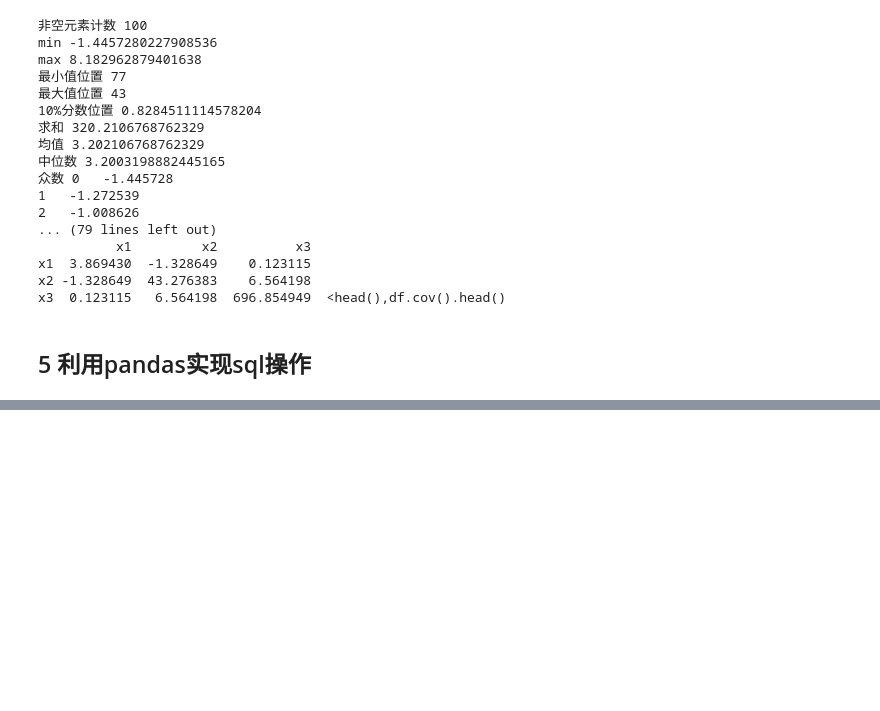
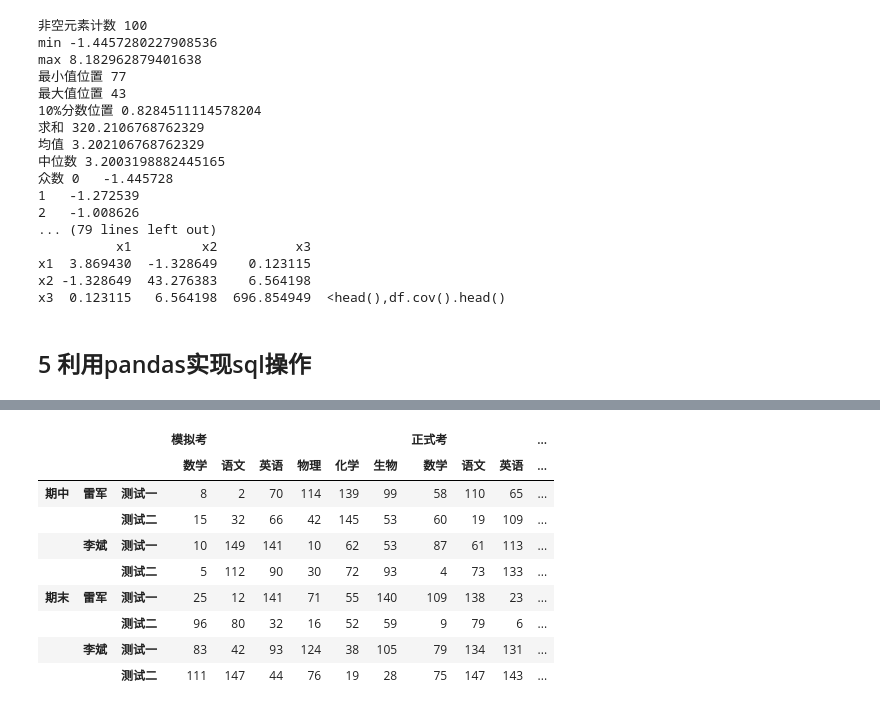
Before and after one commit to thetime50/note-2020-03-18-tianchi, a Jupyter notebook: note-2020-04-27-pandas/note-2020-04-27-pandas.ipynb, the cells around one changed output, grey strips where cells are left out. Saved outputs shown, nothing was run; the diff lists cells and outputs as text; code cells hidden in the pictures; blank space fills up the shorter version.

```diff
--- a/note-2020-04-27-pandas/note-2020-04-27-pandas.ipynb
+++ b/note-2020-04-27-pandas/note-2020-04-27-pandas.ipynb
@@ -306,0 +522,26 @@ print('删除整个DataFrame')
+# %%
+import pandas as pd, numpy as np
+data = pd.DataFrame(np.random.randint(0,150,size=(8,12)),
+                    columns = pd.MultiIndex.from_product([
+                        ['模拟考','正式考'],
+                        ['数学','语文','英语','物理','化学','生物']
+                    ]),
+                    index = pd.MultiIndex.from_product([
+                        ['期中','期末'],
+                        ['雷军','李斌'],
+                        ['测试一','测试二']
+                    ])
+                )
+data
+# print(data)
+# %% [output]
+|  |  |  | 模拟考 |  |  |  |  |  | 正式考 |  |  | ... |
+|  |  |  | 数学 | 语文 | 英语 | 物理 | 化学 | 生物 | 数学 | 语文 | 英语 | ... |
+| 期中 | 雷军 | 测试一 | 8 | 2 | 70 | 114 | 139 | 99 | 58 | 110 | 65 | ... |
+|  |  | 测试二 | 15 | 32 | 66 | 42 | 145 | 53 | 60 | 19 | 109 | ... |
+|  | 李斌 | 测试一 | 10 | 149 | 141 | 10 | 62 | 53 | 87 | 61 | 113 | ... |
+|  |  | 测试二 | 5 | 112 | 90 | 30 | 72 | 93 | 4 | 73 | 133 | ... |
+| 期末 | 雷军 | 测试一 | 25 | 12 | 141 | 71 | 55 | 140 | 109 | 138 | 23 | ... |
+|  |  | 测试二 | 96 | 80 | 32 | 16 | 52 | 59 | 9 | 79 | 6 | ... |
+|  | 李斌 | 测试一 | 83 | 42 | 93 | 124 | 38 | 105 | 79 | 134 | 131 | ... |
+|  |  | 测试二 | 111 | 147 | 44 | 76 | 19 | 28 | 75 | 147 | 143 | ... |
```
Also changed, not shown: parts of 13 cells of this notebook.
